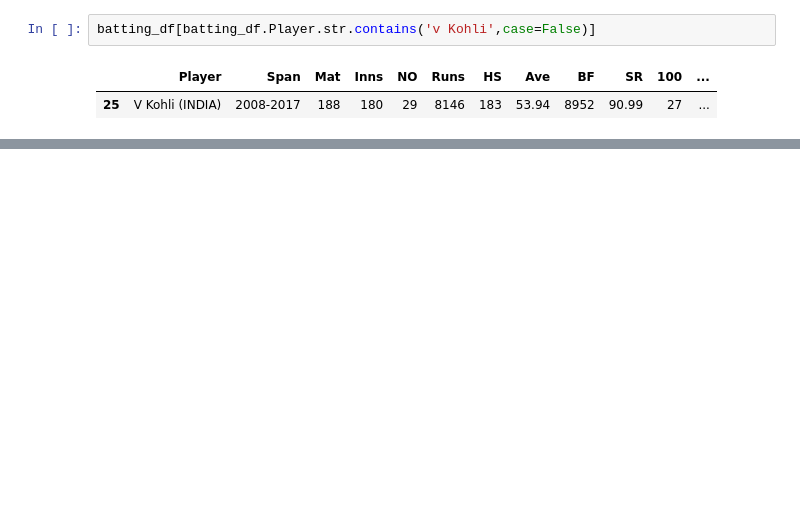
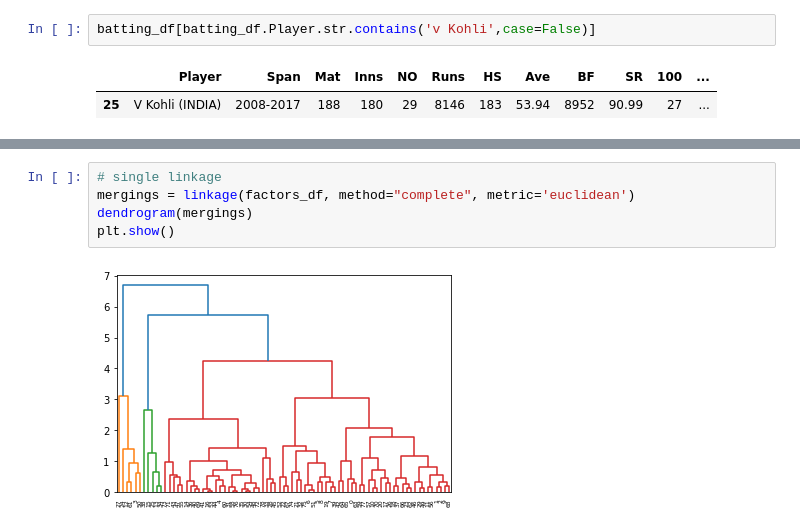
Before and after one commit to subhasisj/Upgrad-PGD-ML---AI, a Jupyter notebook: Clustering/Cricket_Batting_Clustering.ipynb, the cells around one changed output, grey strips where cells are left out. Drawn from its saved outputs; the diff is of its cells as text; blank space fills up the shorter version.

```diff
--- a/Clustering/Cricket_Batting_Clustering.ipynb
+++ b/Clustering/Cricket_Batting_Clustering.ipynb
@@ -92,3 +96,10 @@ batting_df[batting_df.clusters == 2]
 | 42 | IVA Richards (WI) | 1975-1991 | 187 | 167 | 24 | 6721 | 189* | 47.00 | 7451 | 90.20 | 11 | ... |
 | 63 | MJ Guptill (NZ) | 2009-2017 | 146 | 143 | 16 | 5500 | 237* | 43.30 | 6269 | 87.73 | 12 | ... |
 | 64 | MEK Hussey (AUS) | 2004-2012 | 185 | 157 | 44 | 5442 | 109* | 48.15 | 6243 | 87.16 | 3 | ... |
+# %%
+# single linkage
+mergings = linkage(factors_df, method="complete", metric='euclidean')
+dendrogram(mergings)
+plt.show()
+# %% [output]
+[figure, added]
```
Also changed, not shown: parts of 8 cells of this notebook, 3 other files.
